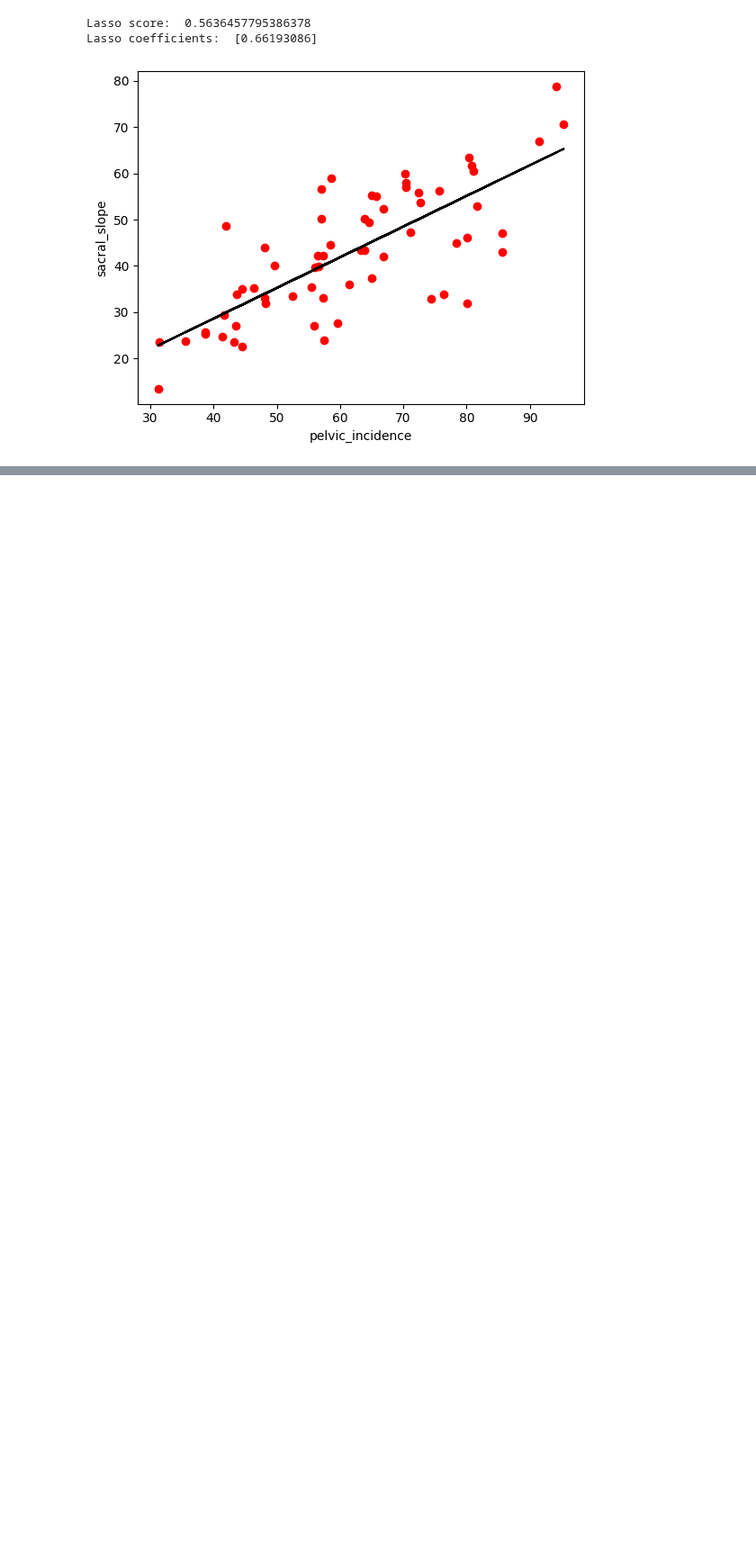
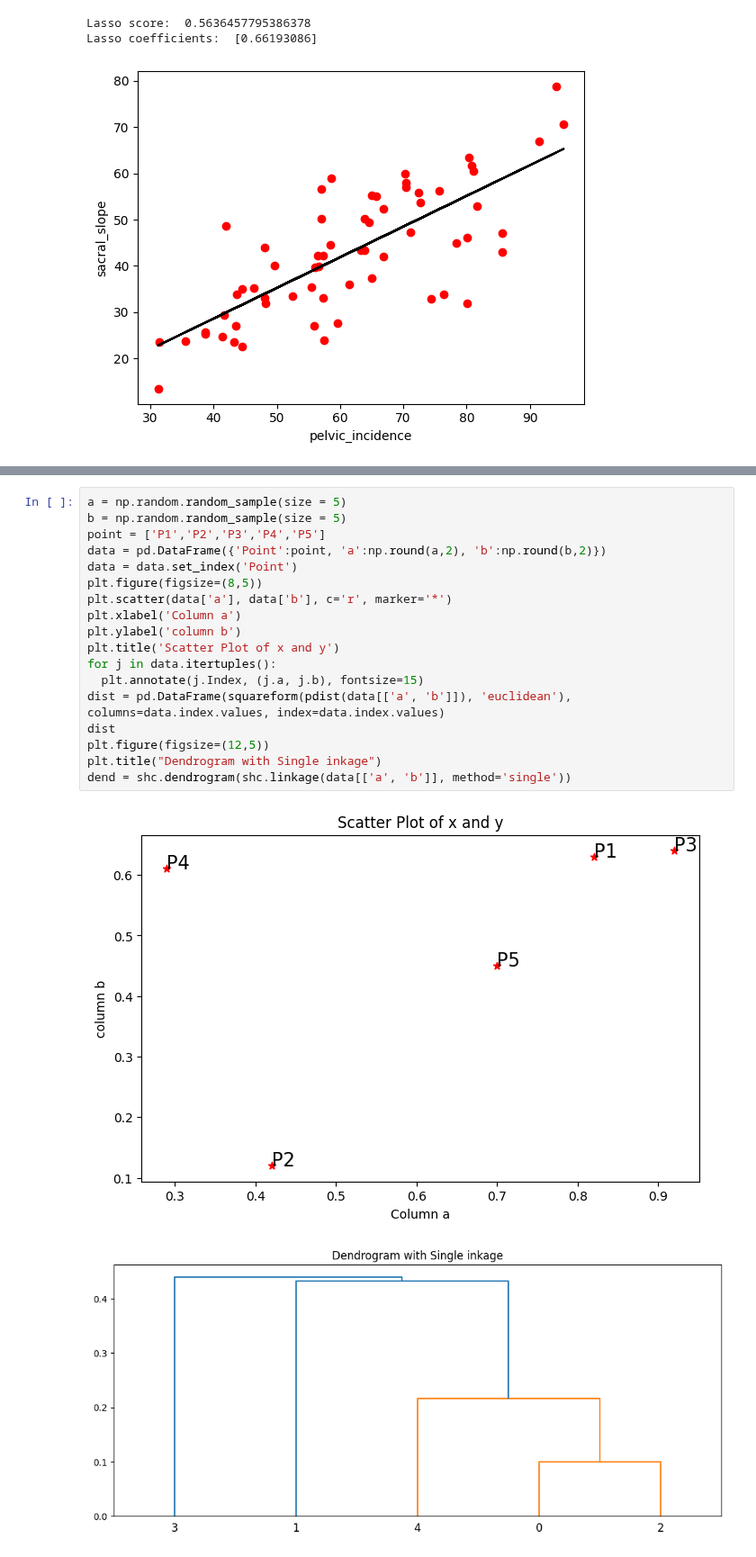
Before and after one commit to kjeyaram-orcl/DataScience, a Jupyter notebook: ML_Practise.ipynb, the cells around one changed output, grey strips where cells are left out. Shown at 90% size. Saved outputs shown, nothing was run; the diff lists cells and outputs as text; blank space fills up the shorter version.

```diff
--- a/ML_Practise.ipynb
+++ b/ML_Practise.ipynb
@@ -150,0 +196,21 @@ Lasso coefficients:  [0.66193086]
+# %%
+a = np.random.random_sample(size = 5)
+b = np.random.random_sample(size = 5)
+point = ['P1','P2','P3','P4','P5']
+data = pd.DataFrame({'Point':point, 'a':np.round(a,2), 'b':np.round(b,2)})
+data = data.set_index('Point')
+plt.figure(figsize=(8,5))
+plt.scatter(data['a'], data['b'], c='r', marker='*')
+plt.xlabel('Column a')
+plt.ylabel('column b')
+plt.title('Scatter Plot of x and y')
+for j in data.itertuples():
+  plt.annotate(j.Index, (j.a, j.b), fontsize=15)
+dist = pd.DataFrame(squareform(pdist(data[['a', 'b']]), 'euclidean'), columns=data.index.values, index=data.index.values)
+dist
+plt.figure(figsize=(12,5))
+plt.title("Dendrogram with Single inkage")
+dend = shc.dendrogram(shc.linkage(data[['a', 'b']], method='single'))
+# %% [output]
+[figure, added]
+[figure, added]
```
Also changed, not shown: parts of 5 cells of this notebook.
